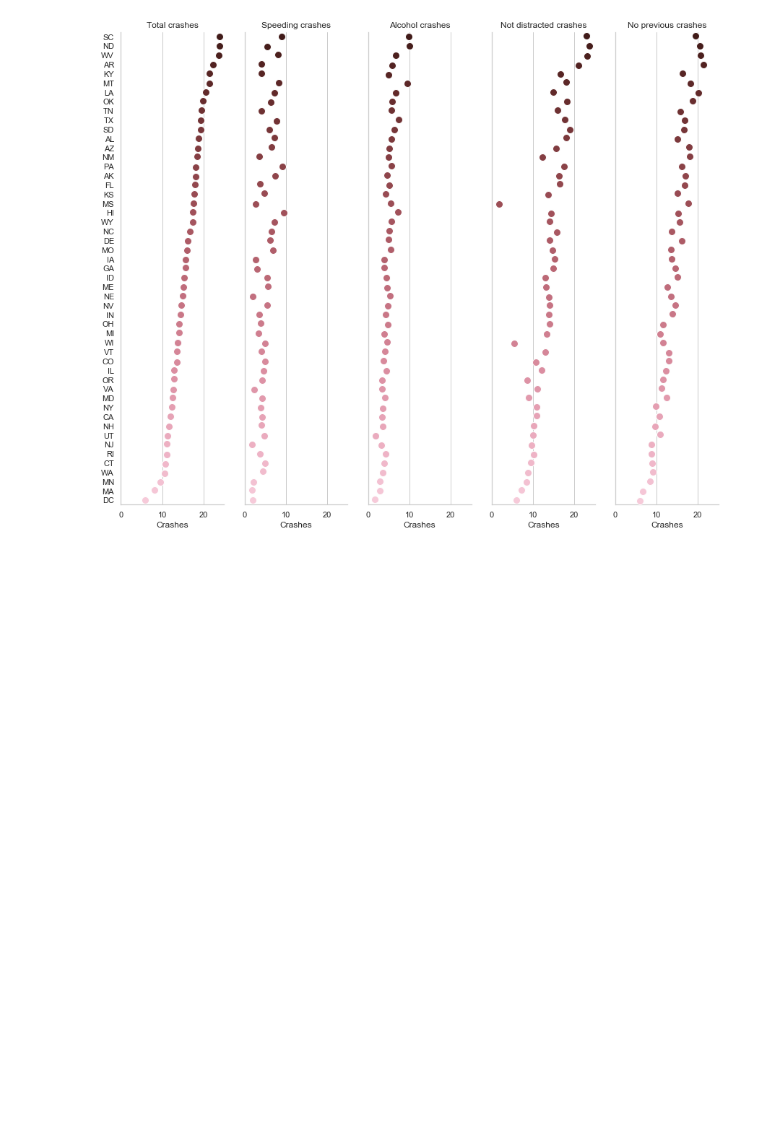
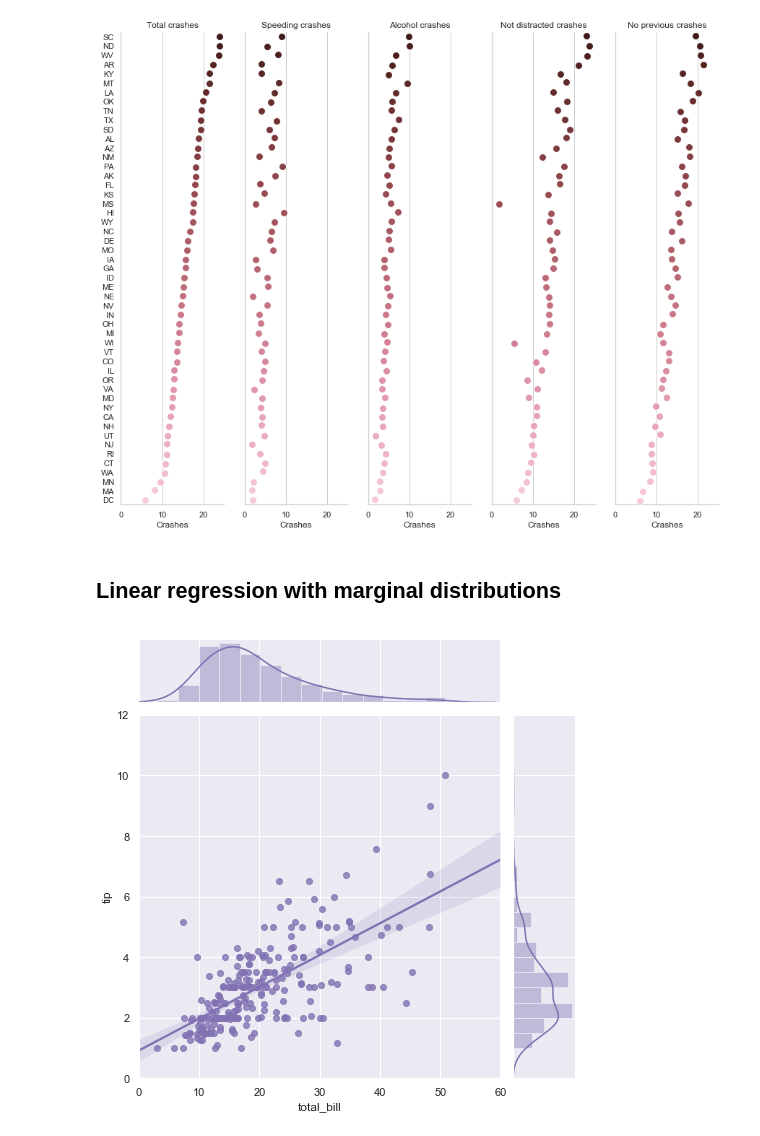
Before and after one commit to leonagata0716/davinci, a Jupyter notebook: Seaborn Examples.ipynb, the cells around one changed output. Cells and saved outputs as stored; diff of their text form; code cells hidden in the pictures; blank space fills up the shorter version.

```diff
--- a/Seaborn Examples.ipynb
+++ b/Seaborn Examples.ipynb
@@ -125,3 +125,16 @@ for ax, title in zip(g.axes.flat, titles):
     ax.set(title=title)
 # %% [output]
 [figure]
+# %% [markdown]
+## Linear regression with marginal distributions
+# %%
+sns.set(style="darkgrid")
+# %%
+tips = sns.load_dataset("tips")
+# %%
+g = sns.jointplot("total_bill", "tip", data=tips,
+                 kind="reg", truncate=False,
+                 xlim=(0, 60), ylim=(0, 12),
+                 color="m", height=7)
+# %% [output]
+[figure, added]
```
